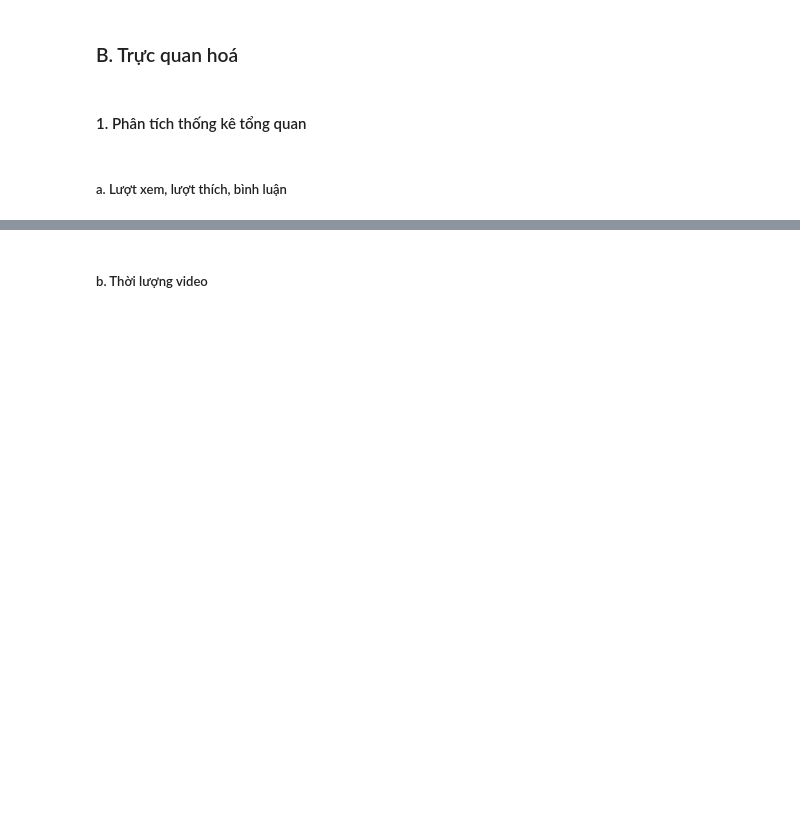
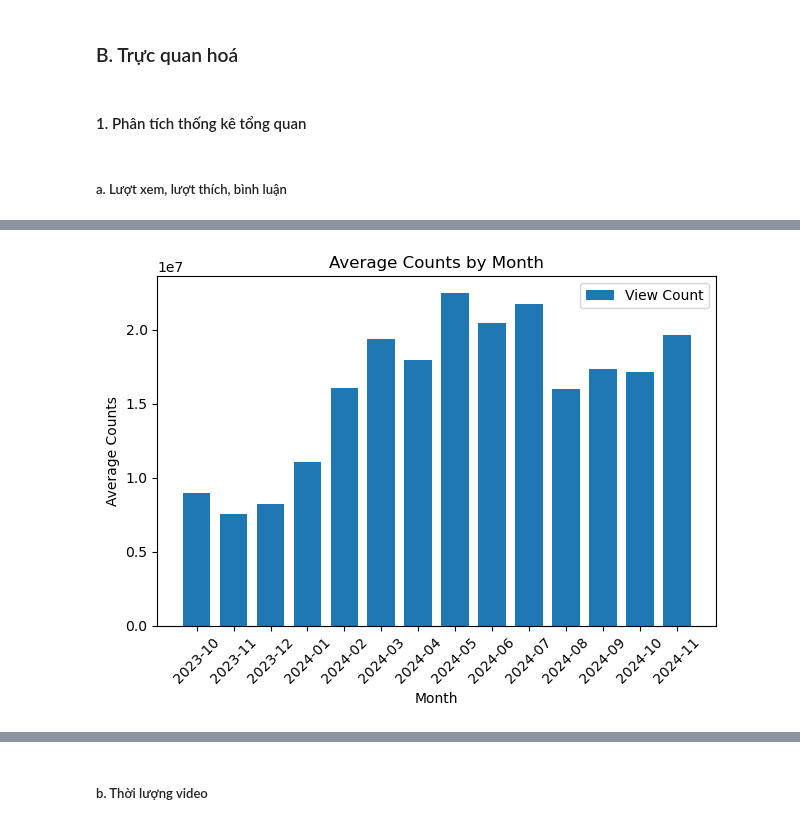
Before and after one commit to sleepifoxx/BTL-Data-Processing, a Jupyter notebook: DataProcessing.ipynb, the cells around one changed output, grey strips where cells are left out. Drawn from its saved outputs; the diff is of its cells as text; code cells hidden in the pictures; blank space fills up the shorter version.

```diff
--- a/DataProcessing.ipynb
+++ b/DataProcessing.ipynb
@@ -6,3 +3,11 @@ import matplotlib.pyplot as plt
+# %%
+import pandas as pd
+import numpy as np
+import matplotlib.pyplot as plt
+trending_videos = pd.read_csv('Data/data.csv').iloc[:, 1:]
+
+pd.options.display.float_format = '{:,.0f}'.format
+# pd.options.display.float_format = None
 # %% [markdown]
 ### B. Trực quan hoá
 # %% [markdown]
@@ -19,0 +33,9 @@ import matplotlib.pyplot as plt
+# %%
+#lọc dữ liệu để vẽ đồ thị
+general_month = trending_videos.loc[::, ["snapshot_date", "view_count", "like_count", "comment_count"]]
+
+general_month['snapshot_date'] = pd.to_datetime(general_month['snapshot_date'])
+general_month['snapshot_date'] = general_month['snapshot_date'].dt.to_period('M')
+general_month = general_month.groupby('snapshot_date').mean().reset_index()
+
+general_month
@@ -19,0 +58,19 @@ import matplotlib.pyplot as plt
+# %%
+# vẽ các đồ thị thể hiện phân bố của lượt xem, lượt thích, bình luận (làm tròn theo 1000)
+#ví dụ
+x = range(len(general_month['snapshot_date']))
+width = 0.75
+
+plt.bar(x, general_month['view_count'], width=width, label='View Count')
+# Thêm nhãn và tiêu đề
+plt.xticks(x, general_month['snapshot_date'].astype(str), rotation=45)
+plt.xlabel('Month')
+plt.ylabel('Average Counts')
+plt.title('Average Counts by Month')
+plt.legend()
+
+# Hiển thị biểu đồ
+plt.tight_layout()
+plt.show()
+# %% [output]
+[figure, added]
```
Also changed, not shown: parts of 10 cells of this notebook, 1 other file.
